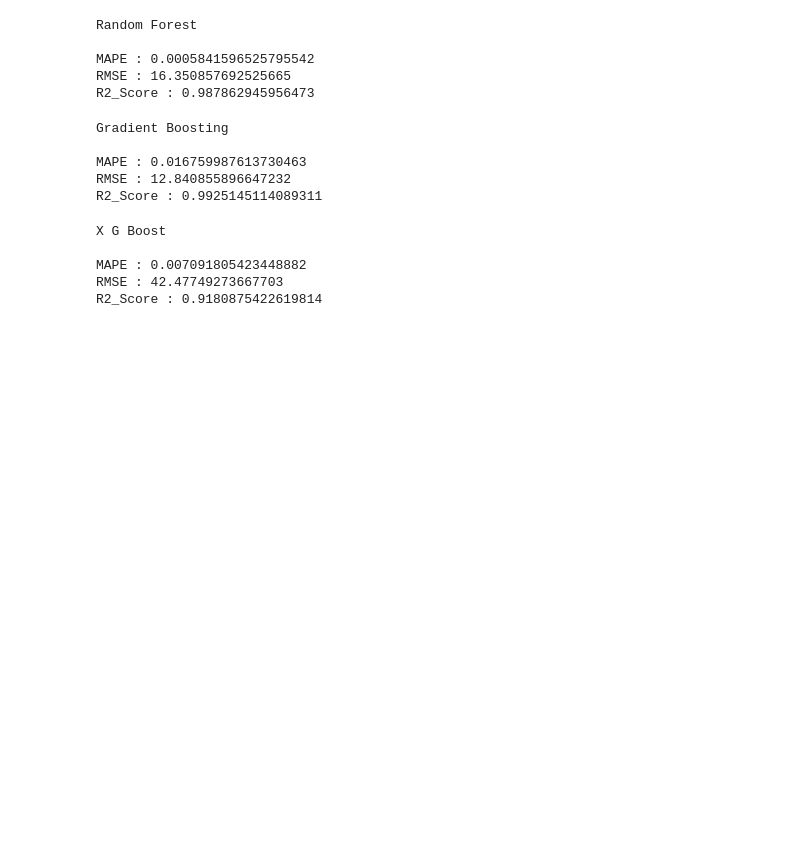
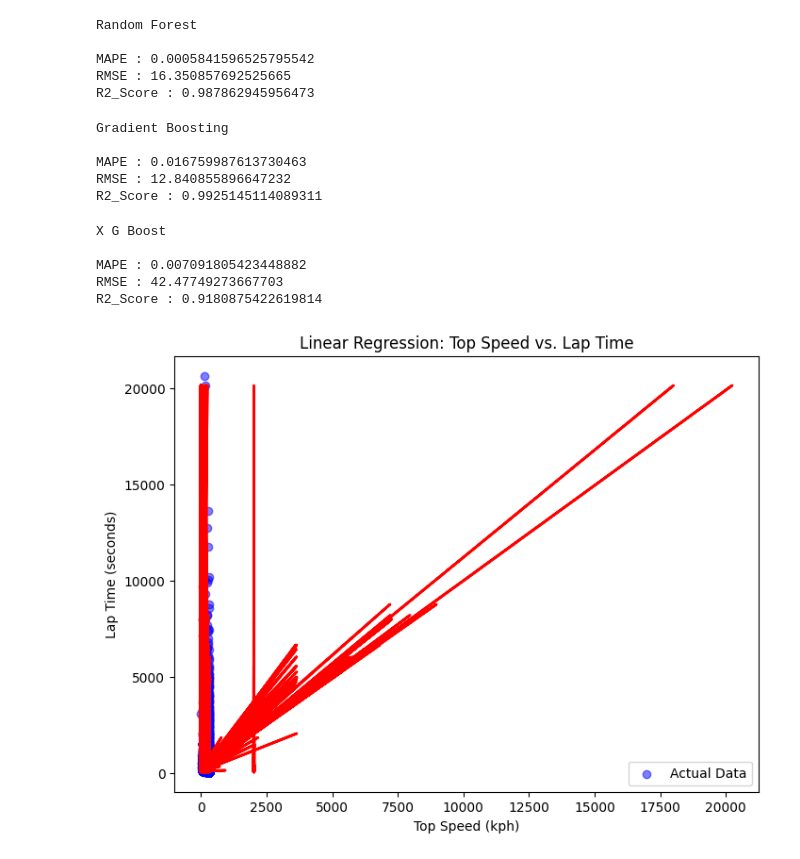
Before and after one commit to JoeVA2020/ML_Projects, a Jupyter notebook: RaceData/laptime.ipynb, the cells around one changed output. Drawn from its saved outputs; the diff is of its cells as text; code cells hidden in the pictures; blank space fills up the shorter version.

```diff
--- a/RaceData/laptime.ipynb
+++ b/RaceData/laptime.ipynb
@@ -705,17 +721,19 @@ MAPE : 0.007091805423448882
 RMSE : 42.47749273667703
 R2_Score : 0.9180875422619814
 # %%
-x = joined_df[['top_speed']].values
-y = joined_df['lap_time_s'].values
+x = joined_df['top_speed']
+y = joined_df['lap_time_s']
 
 plt.figure(figsize=(8,6))
 plt.scatter(x, y, color='blue', alpha=0.5, label="Actual Data")
-plt.plot(x, y_pred1, color='red', linewidth=2, label="Regression Line")
+plt.plot(x_test, y_pred1, color='red', linewidth=2)
 plt.xlabel("Top Speed (kph)")
 plt.ylabel("Lap Time (seconds)")
 plt.title("Linear Regression: Top Speed vs. Lap Time")
 plt.legend()
 plt.show()
+# %% [output]
+[figure, added]
 # %%
 x = joined_df[['top_speed', 'kph', 'position']]
 y = joined_df['lap_time_s']
```
Also changed, not shown: parts of 3 cells of this notebook.
